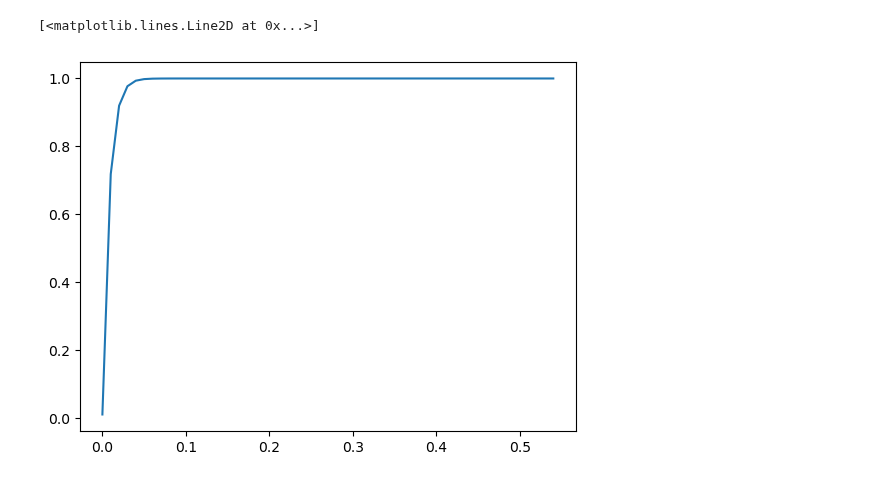
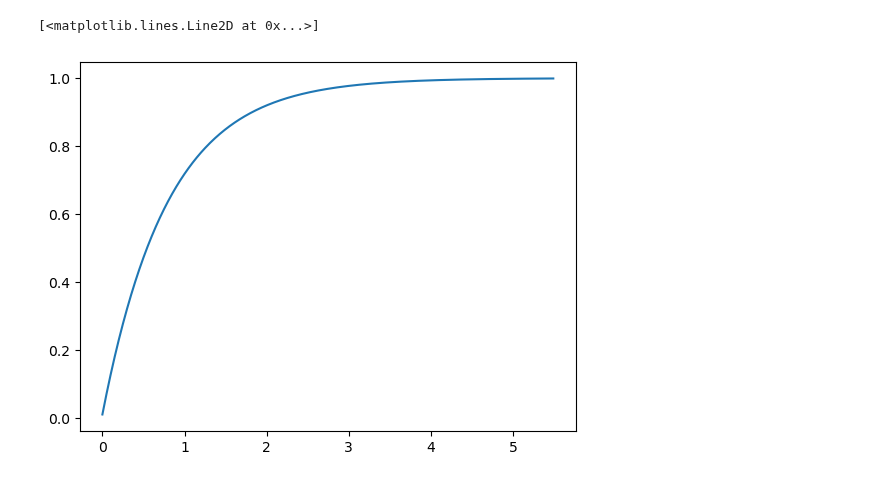
Before and after one commit to buswayne/sysid-transformers-control, a Jupyter notebook: control/simple_example_1.ipynb, the cells around one changed output. Cells and saved outputs as stored; diff of their text form; code cells hidden in the pictures.

```diff
--- a/control/simple_example_1.ipynb
+++ b/control/simple_example_1.ipynb
@@ -35,16 +39,16 @@ plt.legend()
 # %%
 # VRFT
 s = tf('s')
-tau = 0.05 # s
+tau = 5 # s
 M = 1/(1 + (tau/(2*np.pi))*s)
 M = M*(1 + 1e-2*(tau/(2*np.pi))*s) # add a high freq zero for inversion
 T_cl = tau + 0.5
 t_cl = np.arange(0, T_cl, ts)
 y_d, _ = step(M, t_cl)
 plt.plot(t_cl, y_d)
 # %% [output]
 [<matplotlib.lines.Line2D at 0x...>]
-[figure, old version]
+[figure, new version]
 # %%
 # vrft
 r_v = lsim(M**(-1), y, t)[0]
```
Also changed, not shown: parts of 5 cells of this notebook, 7 other files.
